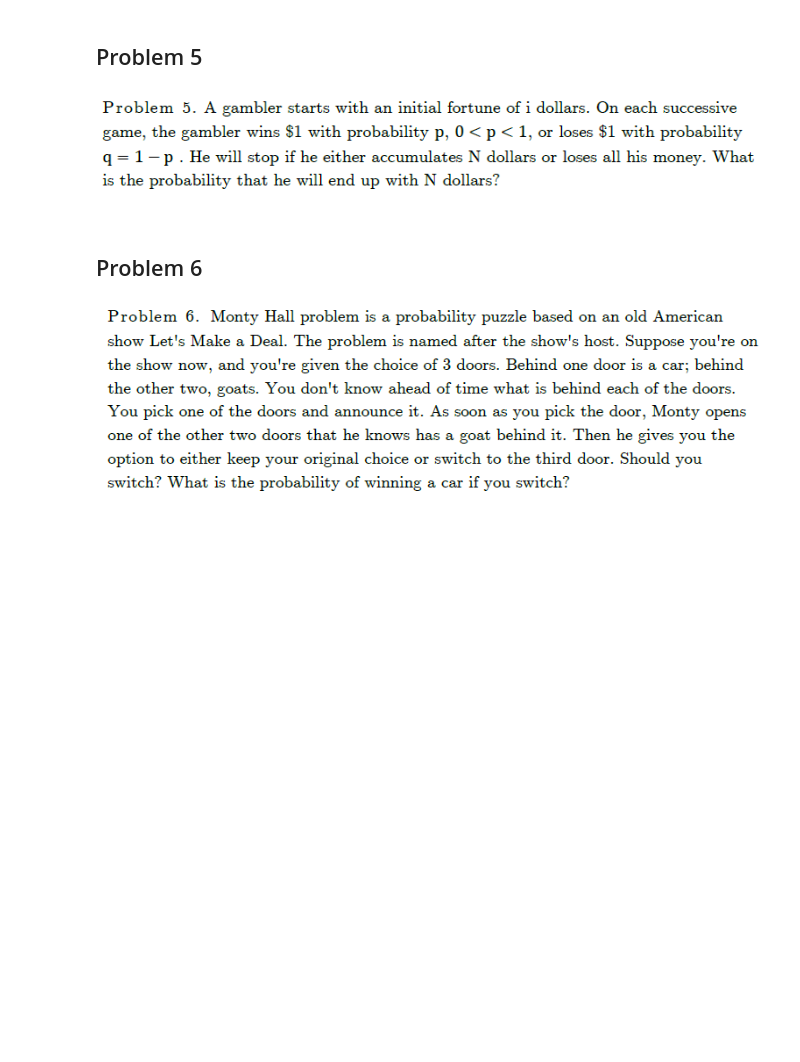
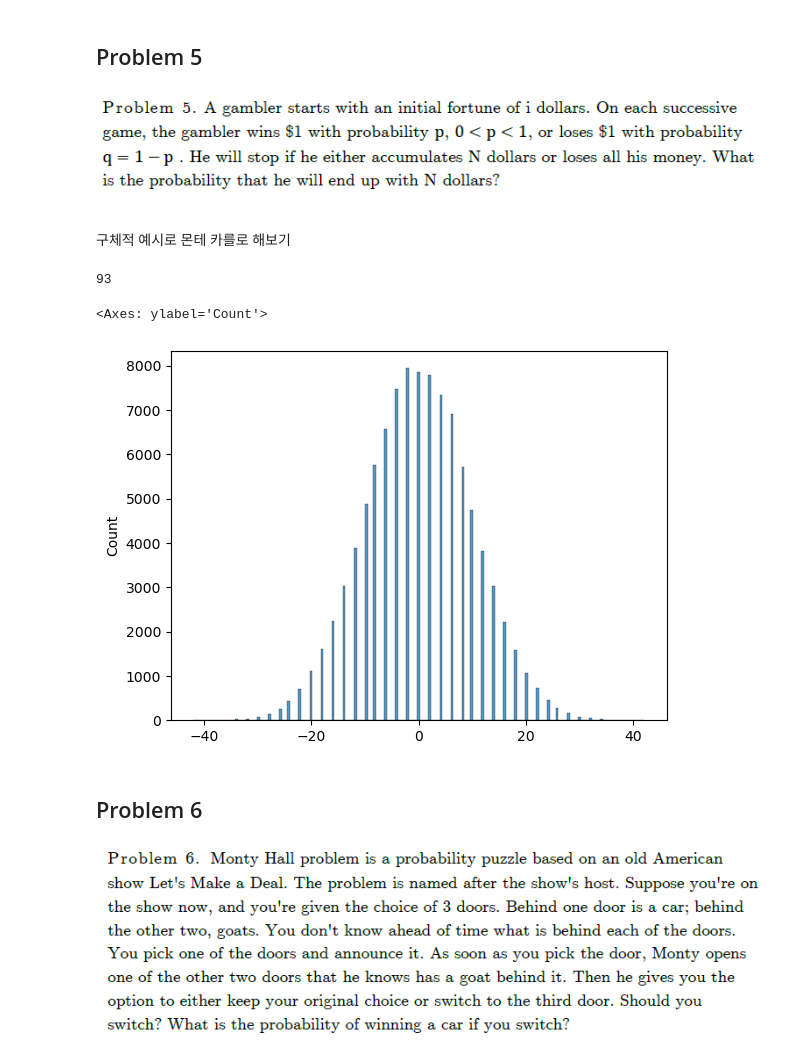
Before and after one commit to jaepil-choi/fbaquant23, a Jupyter notebook: c1.1fe/hw/c1.1FE_hw_03.ipynb, the cells around one changed output. Drawn from its saved outputs; the diff is of its cells as text; code cells hidden in the pictures; blank space fills up the shorter version.

```diff
--- a/c1.1fe/hw/c1.1FE_hw_03.ipynb
+++ b/c1.1fe/hw/c1.1FE_hw_03.ipynb
@@ -69,6 +147,28 @@ WindowsPath('E:/VSCodeProjects/fbaquant23/c1.1fe/hw/data')
 ## Problem 5
 
 ![image.png](attachment:image.png)
+# %% [markdown]
+구체적 예시로 몬테 카를로 해보기
+# %%
+N = 30 # 목표금액 $N
+n = 100 # 시도 n번
+p = 0.5 # 이길 확률 p
+# %%
+def get_profit(n, p):
+    cashflow = [np.random.choice([1, -1], p=[p, 1-p]) for _ in range(n)]
+    return sum(cashflow)
+# %%
+tries = 100000
+profits = np.array([get_profit(n, p) for _ in range(tries)])
+# %%
+np.where(profits > N, 1, 0).sum()
+# %% [output]
+93
+# %%
+sns.histplot(profits)
+# %% [output]
+<Axes: ylabel='Count'>
+[figure, added]
 # %% [markdown]
 ## Problem 6
 
```
Also changed, not shown: parts of 12 cells of this notebook.
